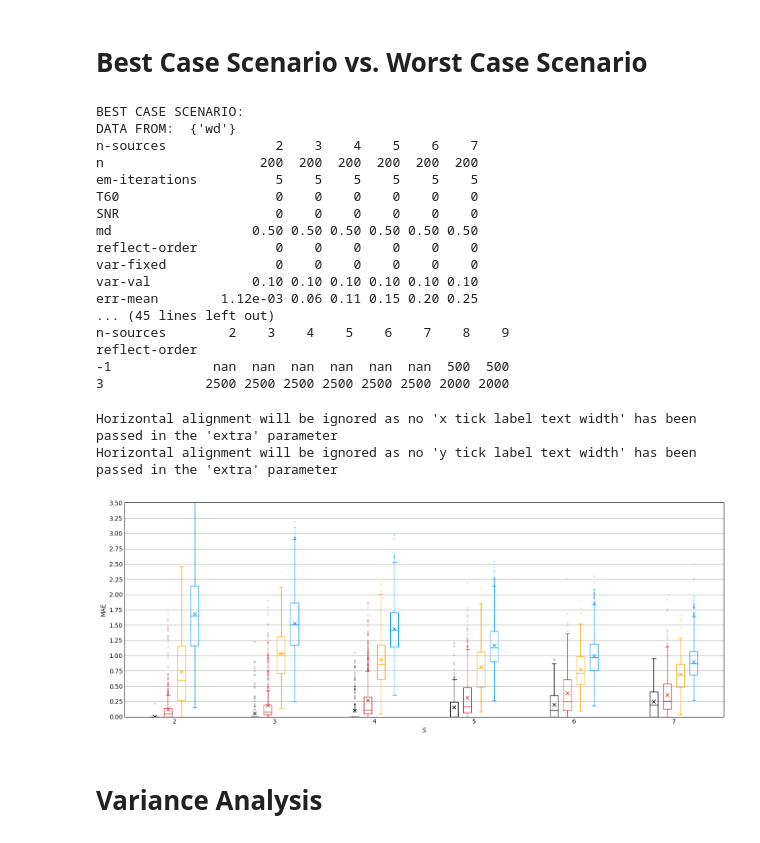
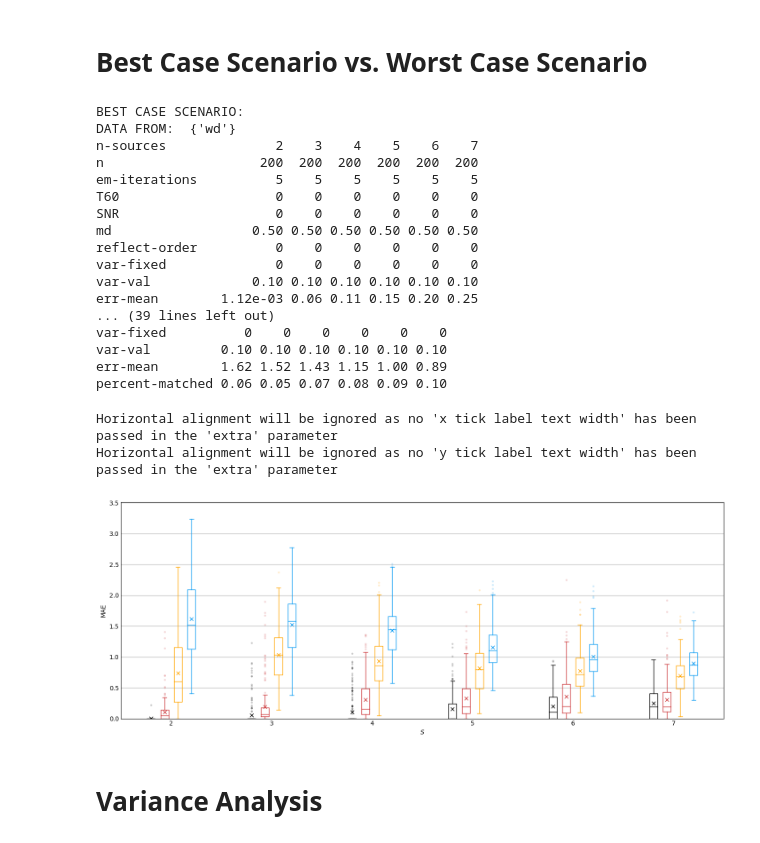
Before and after one commit to jannismain/fau-lnt-source-tracking-code, a Jupyter notebook: python/notebooks/analysis-mean-err.ipynb, the cells around one changed output. Drawn from its saved outputs; the diff is of its cells as text; code cells hidden in the pictures.

```diff
--- a/python/notebooks/analysis-mean-err.ipynb
+++ b/python/notebooks/analysis-mean-err.ipynb
@@ -333,7 +365,7 @@ print(dfp)
 fig = figure(figsize=(17,6.5)); ax  = fig.add_subplot(111)
 
 idx=0
-for val in dfp.index.values:
+for val in [0,30,15,10,5]:
     dftt = dft[dft[var]==val]
     bp = dftt.boxplot("err-mean", by=["n-sources"], ax=ax, **boxplot_args)
     style_boxplot(bp, None, idx, len(dfp.index.values))
@@ -410,6 +446,7 @@ dft = dft[dft["md"]==0.5]
 dft = dft[dft["SNR"]==0]
 dft = dft[dft["var-fixed"]==0]
 dft = dft[dft["var-val"]==0.1]
+dft = dft[dft["description"]=="noise"]
 print_summary(dft)
 dfts.append(dft)
 
@@ -444,30 +481,30 @@ reflect-order          0    0    0    0    0    0
 var-fixed              0    0    0    0    0    0
 var-val             0.10 0.10 0.10 0.10 0.10 0.10
 err-mean        1.12e-03 0.06 0.11 0.15 0.20 0.25
-... (45 lines left out)
-n-sources        2    3    4    5    6    7    8    9
-reflect-order
--1             nan  nan  nan  nan  nan  nan  500  500
-3             2500 2500 2500 2500 2500 2500 2000 2000
+... (39 lines left out)
+var-fixed          0    0    0    0    0    0
+var-val         0.10 0.10 0.10 0.10 0.10 0.10
+err-mean        1.62 1.52 1.43 1.15 1.00 0.89
+percent-matched 0.06 0.05 0.07 0.08 0.09 0.10
 # %%
 # Joint Boxplot, grouped
 fig = figure( figsize=(17,6.5) ); ax  = fig.add_subplot(111)
 idx=0
 for dft in dfts:
     dftt = dft
     bp = dftt.boxplot("err-mean", by=["n-sources"], ax=ax, **boxplot_args)
     style_boxplot(bp, None, idx, 4)
     idx+=1
 # adjust axis to larger values of guessing and worst case scenario
 ax.set_ylim([0,3.51])
-ax.set_yticks(np.arange(0,3.51,0.25))
+ax.set_yticks(np.arange(0,3.51,0.5))
 
 if EXPORT_LATEX:
     tikz_save("".join([PATH_LATEX_PLOTS, 'boxplot-joined-best-case.tex'.format(var)]), strict=True, wrap=False)
 # %% [output]
 Horizontal alignment will be ignored as no 'x tick label text width' has been passed in the 'extra' parameter
 Horizontal alignment will be ignored as no 'y tick label text width' has been passed in the 'extra' parameter
-[figure, old version]
+[figure, new version]
 # %% [markdown]
 # Variance Analysis
 # %%
```
Also changed, not shown: parts of 9 cells of this notebook.
